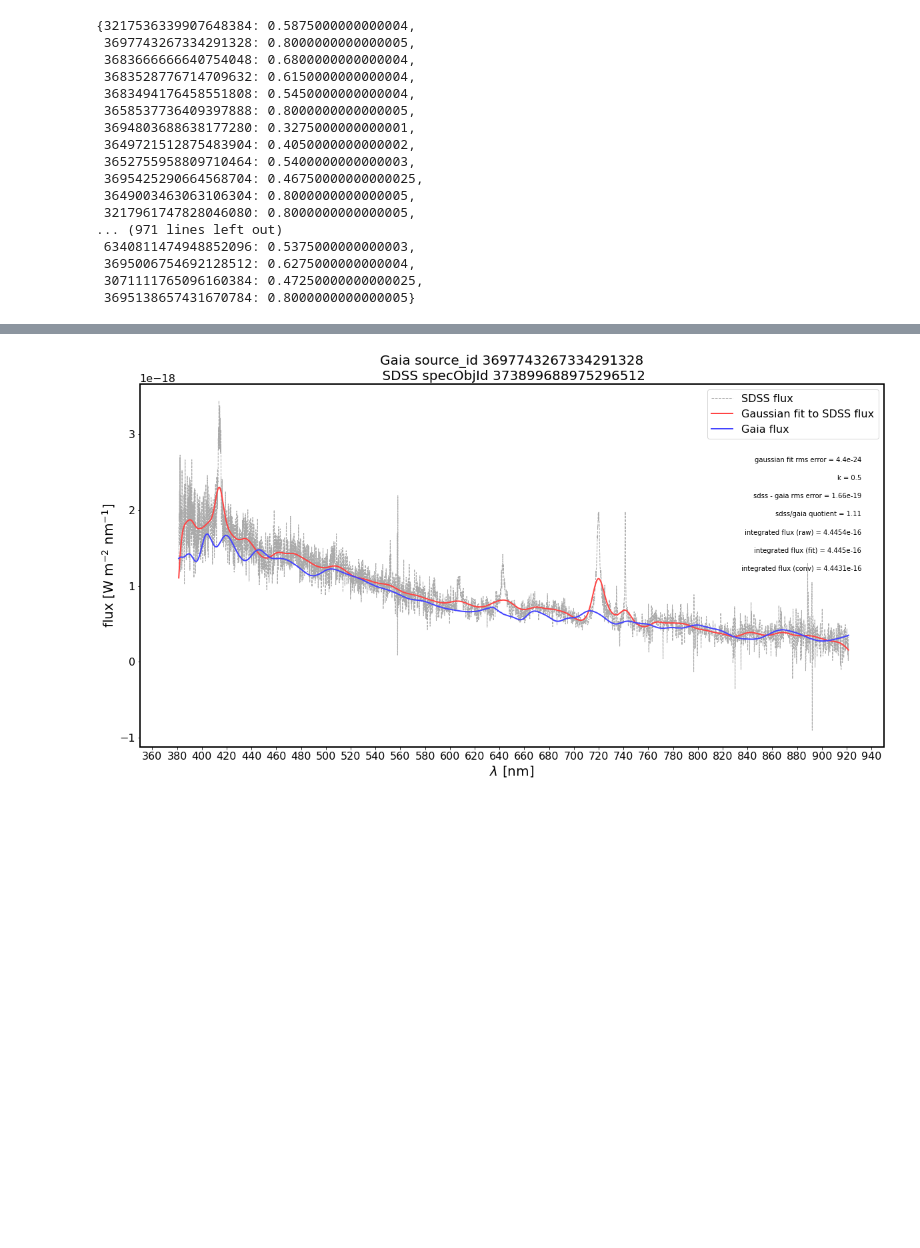
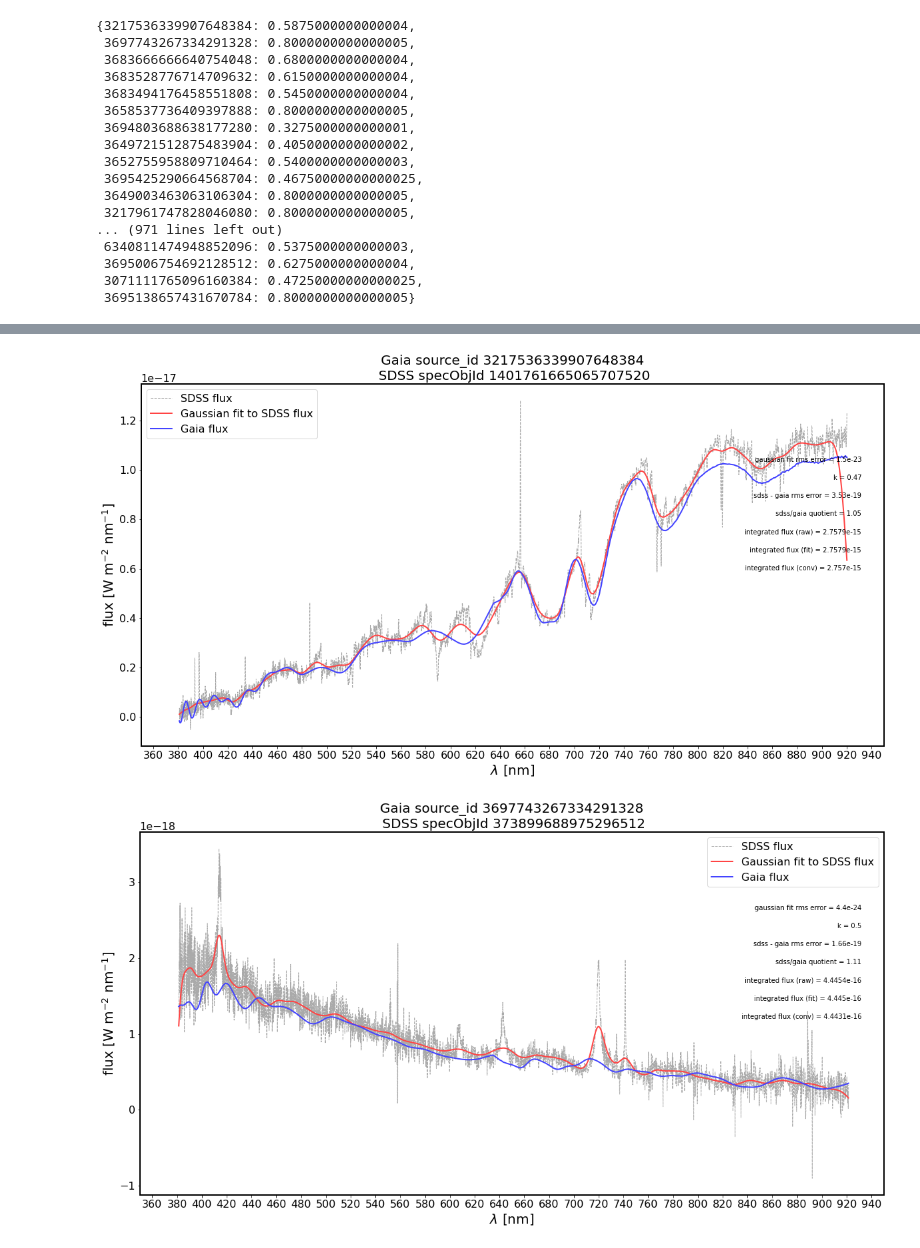
Before and after one commit to NoaVidovic/gaia-sdss, a Jupyter notebook: src/generate_spectra.ipynb, the cells around one changed output, grey strips where cells are left out. Saved outputs shown, nothing was run; the diff lists cells and outputs as text; code cells hidden in the pictures; blank space fills up the shorter version.

```diff
--- a/src/generate_spectra.ipynb
+++ b/src/generate_spectra.ipynb
@@ -543,3 +556,7 @@ plot_conv(gaia_id=3697743267334291328, k=5.)
+# %%
+plot_conv(gaia_id=3217536339907648384, k=0.474)
+# %% [output]
+[figure, added]
 # %%
 plot_conv(gaia_id=3697743267334291328, k=.5)
 # %% [output]
```
Also changed, not shown: parts of 6 cells of this notebook, 2 other files.
